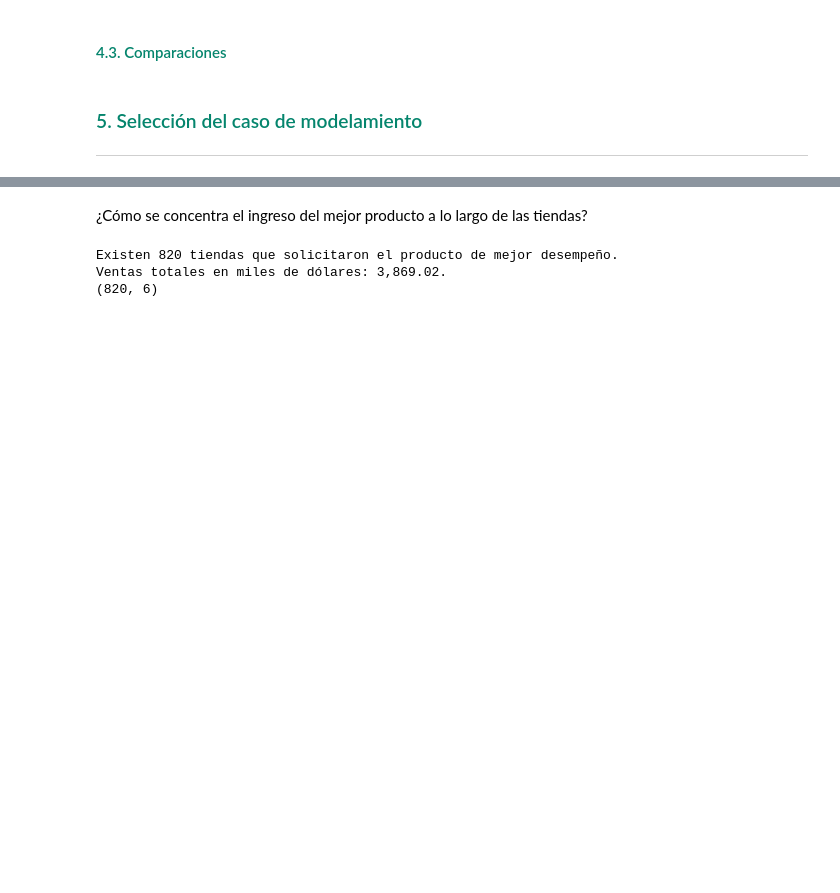
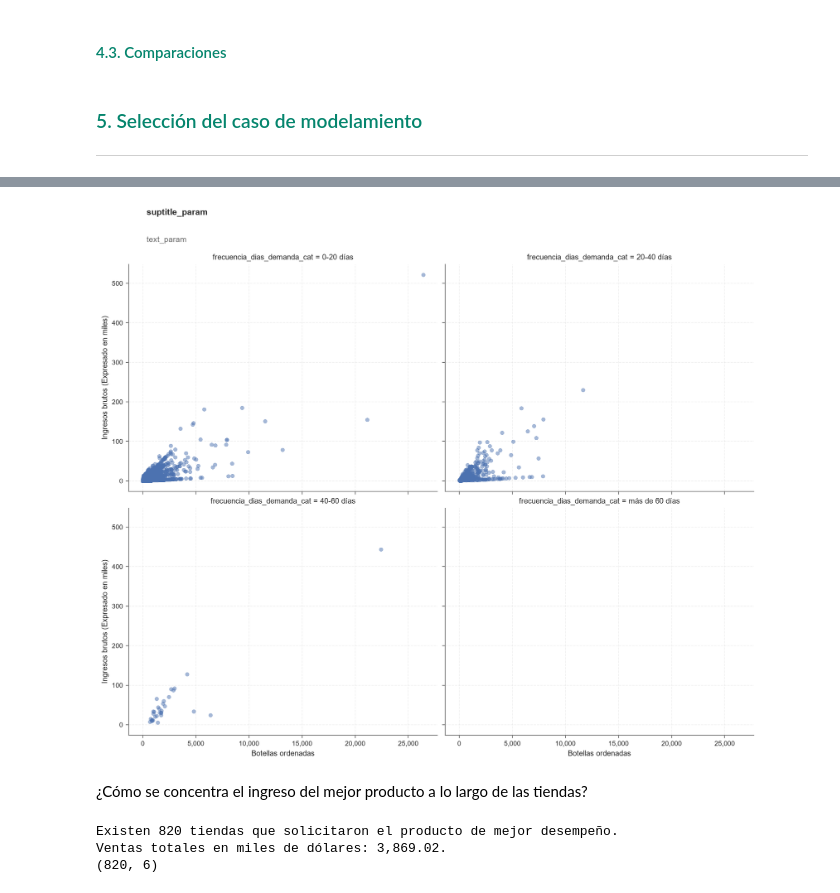
Before and after one commit to charliebrown007/Proyecto_UCB_2da_fase, a Jupyter notebook: 03_scripts/s_04_Fase_02.ipynb, the cells around one changed output, grey strips where cells are left out. Saved outputs shown, nothing was run; the diff lists cells and outputs as text; code cells hidden in the pictures; blank space fills up the shorter version.

```diff
--- a/03_scripts/s_04_Fase_02.ipynb
+++ b/03_scripts/s_04_Fase_02.ipynb
@@ -459,3 +521,71 @@ shape: (5, 6)
+# %%
+import seaborn as sns
+import matplotlib.pyplot as plt
+from matplotlib import ticker
+
+sns.set_theme( context = 'paper',
+               style = 'white',
+               rc = {'axes.grid': True, 'grid.linestyle': '--', 'grid.alpha': 0.3})
+
+# g = sns.displot(
+#         data = df_param,
+#         x = df_var,
+#         kind = 'hist',
+#         bins = bins_param,
+#         log_scale = (True, False),       # Escala logarítmica en base 10: eje "x" y eje "y"
+#         color = '#DCDCDC',
+#         edgecolor = '#777777',
+#         alpha = 0.5,
+#         height = 5,
+#         aspect = 1.2 )
+
+
+g = sns.relplot(
+    data = analysis_01,
+    x = 'volumen_botellas',
+    y = 'sales_miles',
+    #hue = 'frecuencia_dias_demanda_cat',
+    edgecolor = None,
+    height = 5,
+    aspect = 1.2,
+    alpha = 0.5,
+    col = 'frecuencia_dias_demanda_cat',
+    col_wrap = 2
+    )
+
+g.despine(left = False, bottom = False)
+g.set_axis_labels( x_var = 'Botellas ordenadas', y_var = 'Ingresos brutos (Expresado en miles)' )
+g.figure.subplots_adjust(top = 0.90)
+
+g.figure.suptitle(
+    t = 'suptitle_param',
+    x = 0.08,
+    y = 1.00,
+    ha = 'left',
+    weight = 'bold',
+    size = 11 )
+
+g.figure.text(
+    s = 'text_param',
+    x = 0.08,
+    y = 0.94,
+    ha = 'left',
+    fontsize = 10,
+    color = '#666666' )
+
+for ax in g.axes.flat:
+    ax.xaxis.set_major_formatter(ticker.StrMethodFormatter('{x:,.0f}'))
+    ax.yaxis.set_major_formatter(ticker.StrMethodFormatter('{x:,.0f}'))
+    ax.spines['bottom'].set_color('#777777')
+    ax.spines['left'].set_color('#777777')
+    ax.tick_params( axis = 'both', length = 4, color = '#777777',
+                    bottom = True, left = True )
+
+
+
+plt.show()
+# %% [output]
+[figure, added]
 # %% [markdown]
 ¿Cómo se concentra el ingreso del mejor producto a lo largo de las tiendas?
 # %%
```
Also changed, not shown: parts of 9 cells of this notebook, 2 other files.
